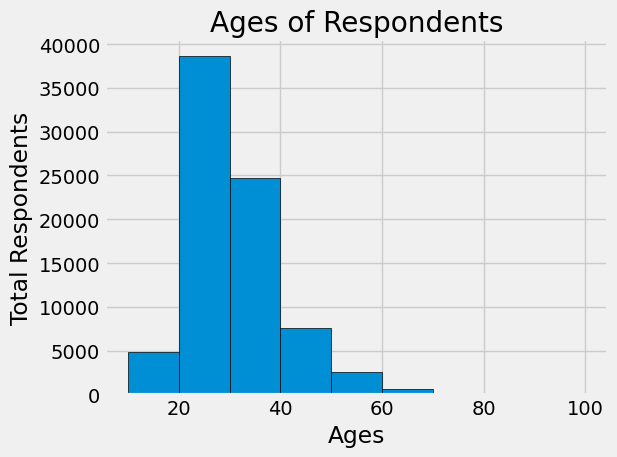
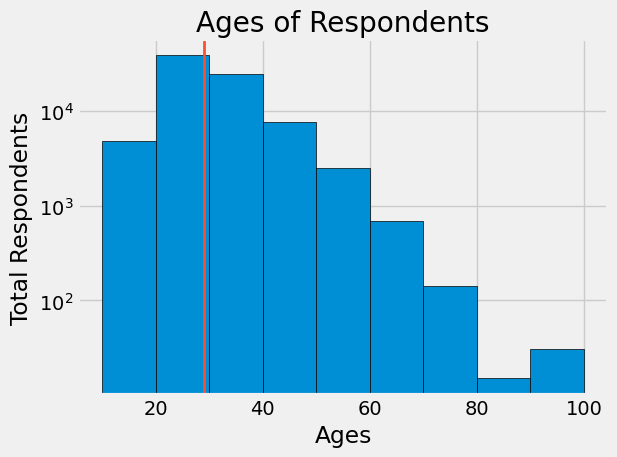
The notebook cell's code change between the first figure and the second:
--- before
+++ after
@@ -22,2 +22,3 @@
 plt.tight_layout()
 plt.show()
+plt.savefig('Histogram.png')

Commit: COMPLETED PLOTS NOW WORKING ON IRIS EDA